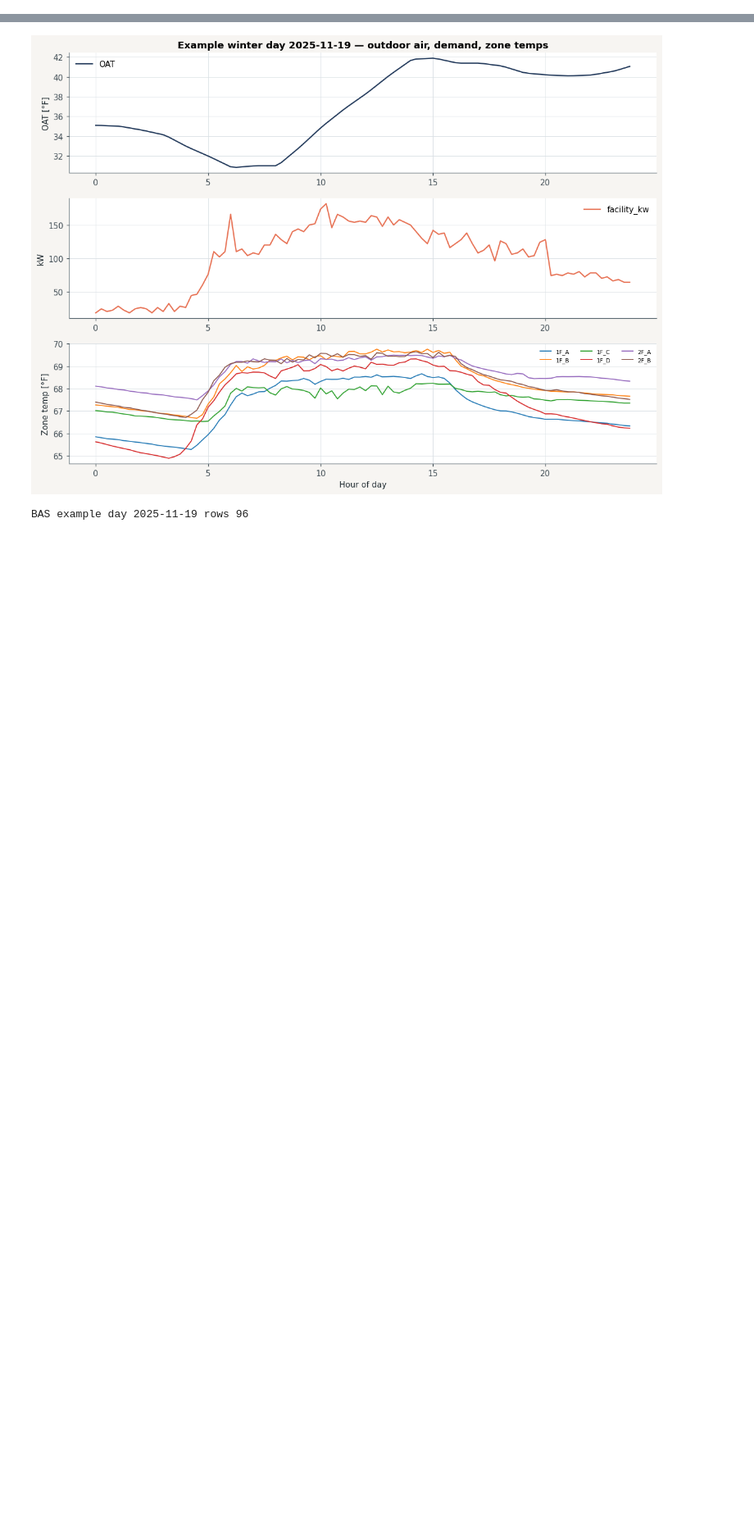
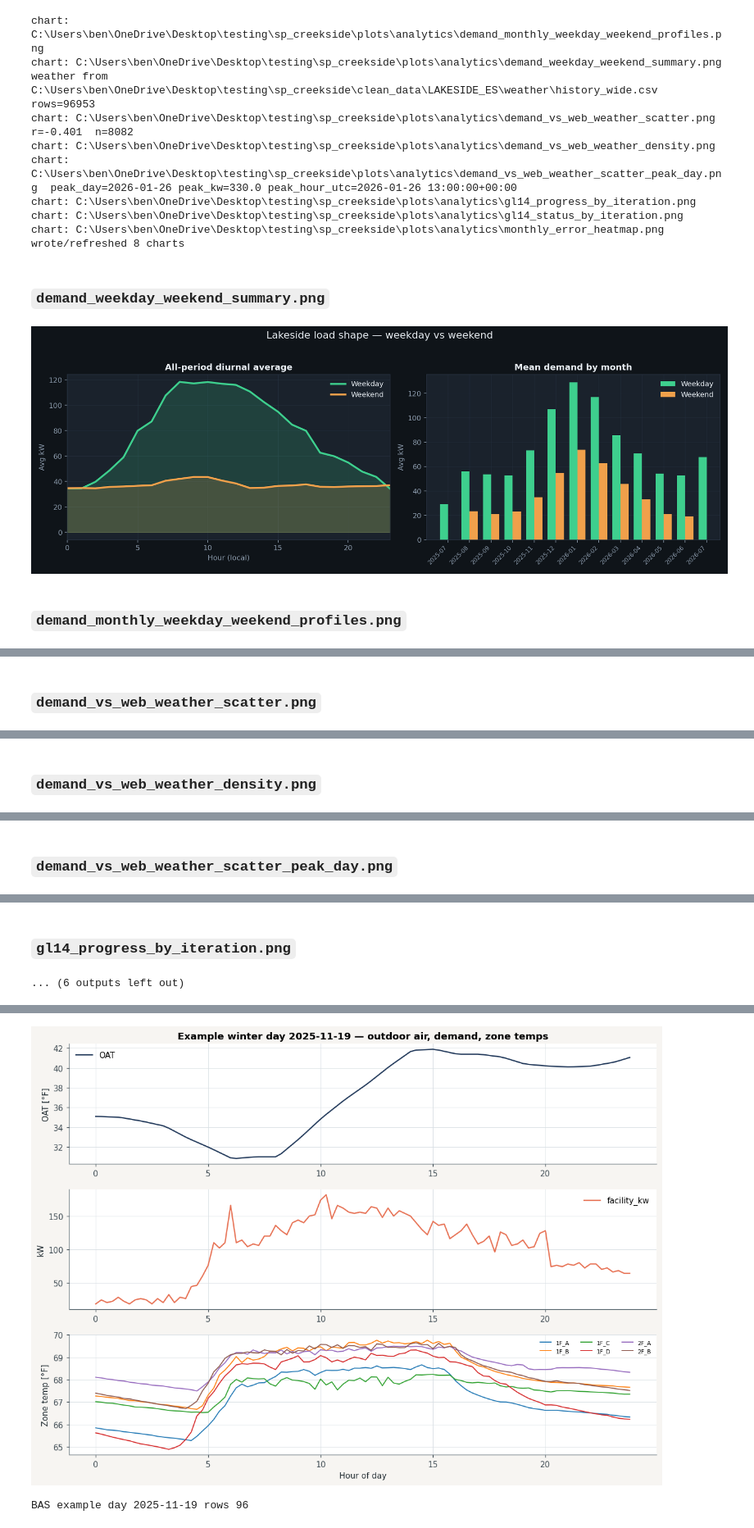
Before and after one commit to bbartling/py-bacnet-stacks-playground, a Jupyter notebook: vibe_code_apps_22/notebooks/lakeside_load_profile_analysis.ipynb, the cells around one changed output, grey strips where cells are left out. Shown at 82% size. Drawn from its saved outputs; the diff is of its cells as text; code cells hidden in the pictures; blank space fills up the shorter version.

```diff
--- a/vibe_code_apps_22/notebooks/lakeside_load_profile_analysis.ipynb
+++ b/vibe_code_apps_22/notebooks/lakeside_load_profile_analysis.ipynb
@@ -157,13 +75,0 @@ meter rows 96953 span 2025-07-31 19:50:00-05:00 -> 2026-07-03 12:00:00-05:00
-# %%
-shown = 0
-if ANALYTICS.is_dir():
-    for p in sorted(ANALYTICS.glob("*.png"))[:8]:
-        display(Markdown(f"### `{p.name}`"))
-        try:
-            display(Image(filename=str(p)))
-            shown += 1
-        except Exception as e:
-            print("skip", p, e)
-else:
-    display(Markdown(f"No analytics dir at `{ANALYTICS}` - optional; meter charts above still apply."))
-print("displayed", shown, "analytics PNGs")
@@ -183,0 +82,48 @@ print("displayed", shown, "analytics PNGs")
+# %%
+from demand_weather_charts import regenerate_analytics_charts
+
+ALLOW_WEATHER_FETCH = os.environ.get("VIBE22_ALLOW_WEATHER_FETCH", "0") == "1"
+written = regenerate_analytics_charts(allow_weather_fetch=ALLOW_WEATHER_FETCH)
+print("wrote/refreshed", len(written), "charts")
+
+WANT = [
+    "demand_weekday_weekend_summary.png",
+    "demand_monthly_weekday_weekend_profiles.png",
+    "demand_vs_web_weather_scatter.png",
+    "demand_vs_web_weather_density.png",
+    "demand_vs_web_weather_scatter_peak_day.png",
+    "gl14_progress_by_iteration.png",
+    "gl14_status_by_iteration.png",
+    "monthly_error_heatmap.png",
+]
+
+shown = 0
+for name in WANT:
+    p = ANALYTICS / name
+    display(Markdown(f"### `{name}`"))
+    if p.is_file():
+        try:
+            display(Image(filename=str(p)))
+            shown += 1
+        except Exception as e:
+            print("display failed", p, e)
+    else:
+        display(Markdown(
+            f"*Missing `{p}` — meter/weather/GL14 inputs may be absent. "
+            f"Set `VIBE22_ALLOW_WEATHER_FETCH=1` to pull Open-Meteo if weather CSV is missing.*"
+        ))
+print("displayed", shown, "/", len(WANT))
+# %% [output]
+chart: C:\Users\ben\OneDrive\Desktop\testing\sp_creekside\plots\analytics\demand_monthly_weekday_weekend_profiles.png
+chart: C:\Users\ben\OneDrive\Desktop\testing\sp_creekside\plots\analytics\demand_weekday_weekend_summary.png
+weather from C:\Users\ben\OneDrive\Desktop\testing\sp_creekside\clean_data\LAKESIDE_ES\weather\history_wide.csv rows=96953
+chart: C:\Users\ben\OneDrive\Desktop\testing\sp_creekside\plots\analytics\demand_vs_web_weather_scatter.png  r=-0.401  n=8082
+chart: C:\Users\ben\OneDrive\Desktop\testing\sp_creekside\plots\analytics\demand_vs_web_weather_density.png
+chart: C:\Users\ben\OneDrive\Desktop\testing\sp_creekside\plots\analytics\demand_vs_web_weather_scatter_peak_day.png  peak_day=2026-01-26 peak_kw=330.0 peak_hour_utc=2026-01-26 13:00:00+00:00
+chart: C:\Users\ben\OneDrive\Desktop\testing\sp_creekside\plots\analytics\gl14_progress_by_iteration.png
+chart: C:\Users\ben\OneDrive\Desktop\testing\sp_creekside\plots\analytics\gl14_status_by_iteration.png
+chart: C:\Users\ben\OneDrive\Desktop\testing\sp_creekside\plots\analytics\monthly_error_heatmap.png
+wrote/refreshed 8 charts
+### `demand_weekday_weekend_summary.png`
+[figure, added]
+### `demand_monthly_weekday_weekend_profiles.png`
@@ -183,0 +131 @@ print("displayed", shown, "analytics PNGs")
+### `demand_vs_web_weather_scatter.png`
@@ -183,0 +133 @@ print("displayed", shown, "analytics PNGs")
+### `demand_vs_web_weather_density.png`
@@ -183,0 +135 @@ print("displayed", shown, "analytics PNGs")
+### `demand_vs_web_weather_scatter_peak_day.png`
@@ -184 +137,3 @@ print("displayed", shown, "analytics PNGs")
+### `gl14_progress_by_iteration.png`
+... (6 outputs left out)
 # %% [markdown]
```
Also changed, not shown: parts of 19 cells of this notebook, 20 other files.
